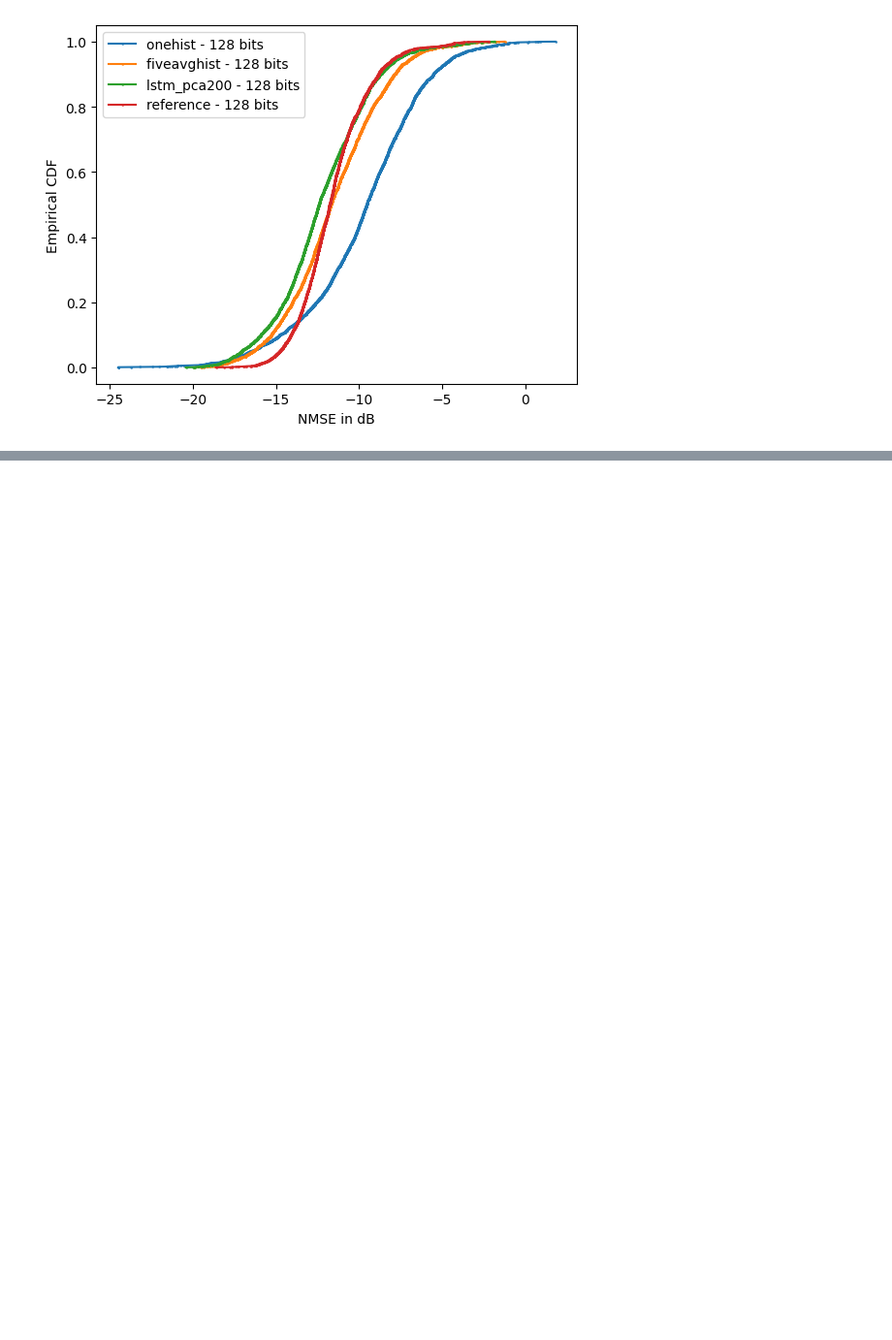
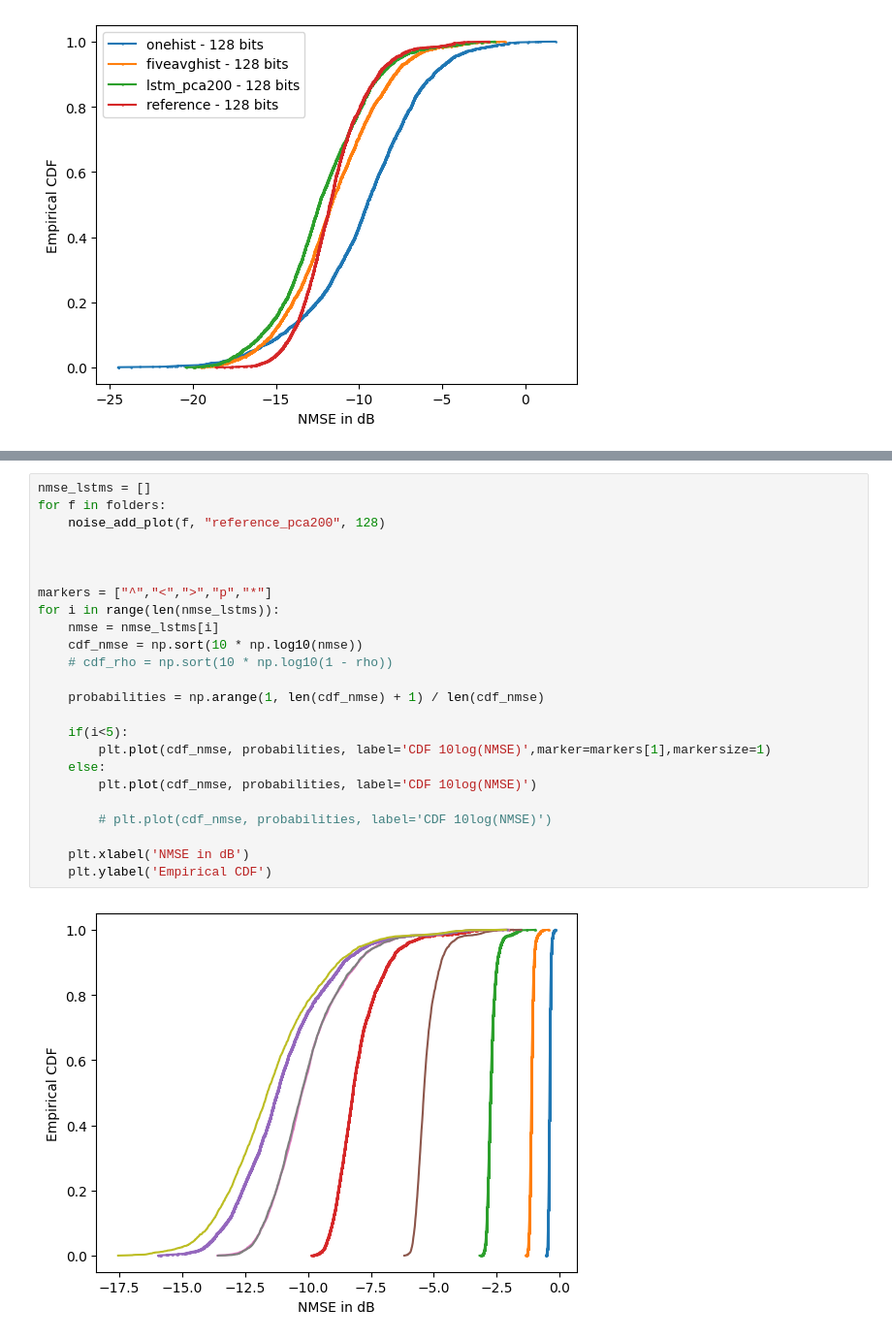
Before and after one commit to dziper/NonstaticCSI, a Jupyter notebook: project/plot_results.ipynb, the cells around one changed output, grey strips where cells are left out. Shown at 97% size. Drawn from its saved outputs; the diff is of its cells as text; blank space fills up the shorter version.

```diff
--- a/project/plot_results.ipynb
+++ b/project/plot_results.ipynb
@@ -119,0 +204,26 @@ plt.legend(leg)
+# %%
+nmse_lstms = []
+for f in folders:
+    noise_add_plot(f, "reference_pca200", 128)
+
+
+
+markers = ["^","<",">","p","*"]
+for i in range(len(nmse_lstms)):
+    nmse = nmse_lstms[i]
+    cdf_nmse = np.sort(10 * np.log10(nmse))
+    # cdf_rho = np.sort(10 * np.log10(1 - rho))
+
+    probabilities = np.arange(1, len(cdf_nmse) + 1) / len(cdf_nmse)
+
+    if(i<5):
+        plt.plot(cdf_nmse, probabilities, label='CDF 10log(NMSE)',marker=markers[1],markersize=1)
+    else:
+        plt.plot(cdf_nmse, probabilities, label='CDF 10log(NMSE)')
+
+        # plt.plot(cdf_nmse, probabilities, label='CDF 10log(NMSE)')
+
+    plt.xlabel('NMSE in dB')
+    plt.ylabel('Empirical CDF')
+# %% [output]
+[figure, added]
```
Also changed, not shown: parts of 3 cells of this notebook, 3 other files.
